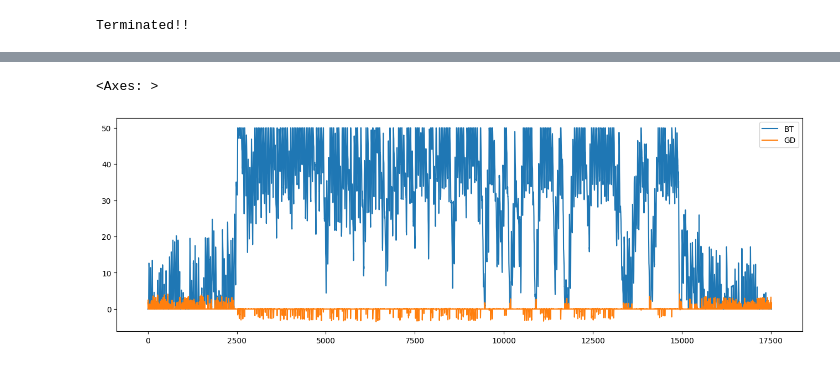
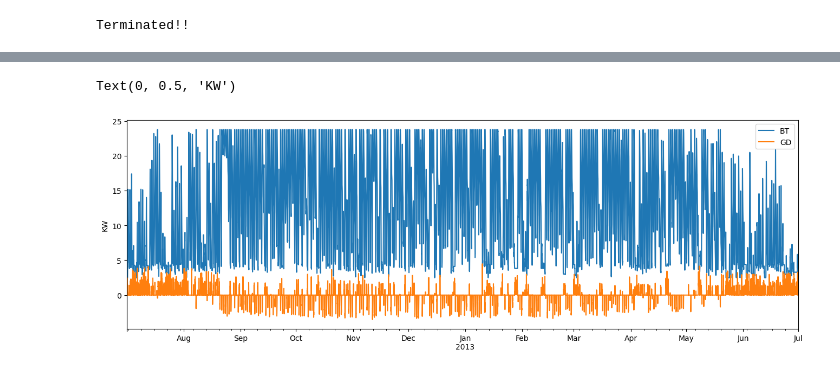
Before and after one commit to JunwookHeo/etc_project, a Jupyter notebook: proc_auggrid/optimise_battery.ipynb, the cells around one changed output, grey strips where cells are left out. Cells and saved outputs as stored; diff of their text form; code cells hidden in the pictures.

```diff
--- a/proc_auggrid/optimise_battery.ipynb
+++ b/proc_auggrid/optimise_battery.ipynb
@@ -24,6 +24,7 @@ df = pd.read_csv('AusGrid_preprocess.csv', header=[0,1], index_col=0)
 df = df.set_index(pd.to_datetime(df.index))
 df.columns = df.columns.set_levels(df.columns.levels[0].astype('int64'), level=0)
 df = df/1000.
+df_date = df.index
 df.head()
 # %% [output]
 | Customer | 1 |  |  | 3 |  |  | 4 |  |  | 5 | ... | ... |
@@ -144,7 +174,7 @@ EPS_END = 0.05
 EPS_DECAY = 200
 TARGET_UPDATE = 10
 
-n_observaons = 6
+n_observaons = 7
 print(n_observaons)
 n_actions = 2
 policy_net = DQN(n_observaons, n_actions).to(device)
@@ -298,9 +329,10 @@ data_test.shape
 # %% [output]
 (17520, 2)
 # %%
-env = Environment(data_test)
-state = torch.tensor(np.array([data_test['GG'].values[0], data_test['GC'].values[0], 0., 0., 0., 0.]), dtype=torch.float32).squeeze(0)
-df_out = pd.DataFrame(columns=['PV', 'LD', 'PV.C', 'PV.D', 'BT', 'GD', 'AC', 'RD'])
+capacity = 25.
+env = Environment(data_test, capacity)
+state = torch.tensor(np.array([data_test['GG'].values[0], data_test['GC'].values[0], 0., 0., capacity*BTMIN, 0., 0.0]), dtype=torch.float32).squeeze(0)
+df_out = pd.DataFrame(columns=['PV', 'LD', 'PV.C', 'PV.D', 'BT', 'GD', 'COST', 'AC', 'RD'])
 state = state.clone().detach().unsqueeze(0)
 
 with torch.no_grad():
@@ -354,0 +364,31 @@ plt.show()
+# %%
+start_pos = 0
+duration = TS*5
+df_dis = df_out[['PV', 'LD', 'BT', 'AC', 'GD']]
+df_dis = df_dis.set_index(pd.Index(df_date.values))
+
+pv =  df_dis['PV'].loc[df_date.values[start_pos]:df_date.values[start_pos+duration]].values
+ld =  df_dis['LD'].loc[df_date.values[start_pos]:df_date.values[start_pos+duration]].values
+bt =  df_dis['BT'].loc[df_date.values[start_pos]:df_date.values[start_pos+duration]].values
+ac =  df_dis['AC'].loc[df_date.values[start_pos]:df_date.values[start_pos+duration]].values
+
+fig, ax1 = plt.subplots(figsize=(16, 5))
+ax1.plot(df_date.values[start_pos:start_pos+duration+1], pv, label='PV', color='#1f77b4')
+ax1.plot(df_date.values[start_pos:start_pos+duration+1], ld, label='LD', color='#ff7f0e')
+# ax1.plot(df_date.values, ac, label='AC', color='#d62728')
+ax1.legend(loc='upper left')
+ax1.set_ylabel('KW')
+ax1.set_ylim(-1, 4)
+
+ax2 = ax1.twinx()
+ax2.plot(df_date.values[start_pos:start_pos+duration+1], ac, label='BT', color='#d62728')
+ax2.legend(loc='upper right')
+ax2.set_ylabel('Charging/Discharging')
+ax2.set_yticks([])
+ax2.set_ylim(-1, 4)
+
+# ax = df_dis[['PV', 'LD', 'BT', 'AC']].loc[df_date.values[start_pos]:df_date.values[start_pos+duration]].plot(figsize=(16,5))
+# ax.set_ylim(-1, 3)
+# ax.set_ylabel('KW')
+print(df_dis.loc[df_date.values[start_pos]:df_date.values[start_pos+duration]])
+plt.show()
@@ -355,5 +411,6 @@ plt.show()
 # %%
-df_out[['BT', 'GD']].plot(figsize=(16,5))
+df_dis[['BT', 'GD']].plot(figsize=(16,5))
+plt.ylabel('KW')
 # %% [output]
-<Axes: >
+Text(0, 0.5, 'KW')
-[figure, old version]
+[figure, new version]
```
Also changed, not shown: parts of 12 cells of this notebook.
